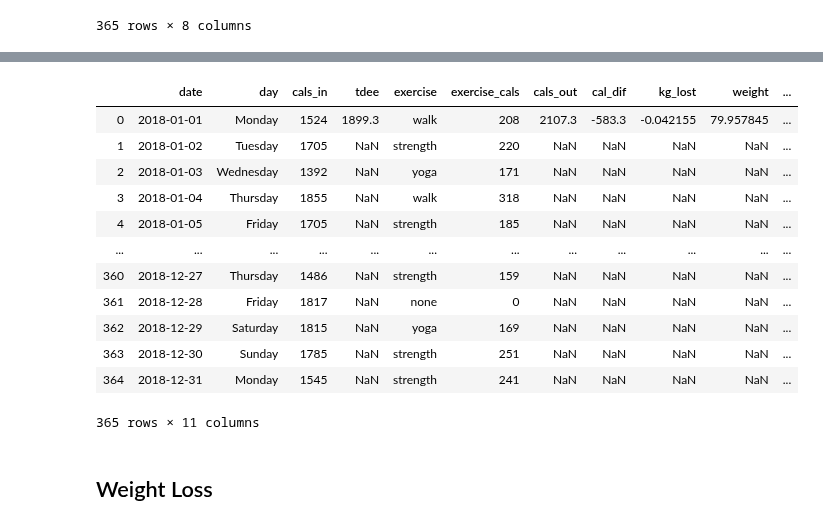
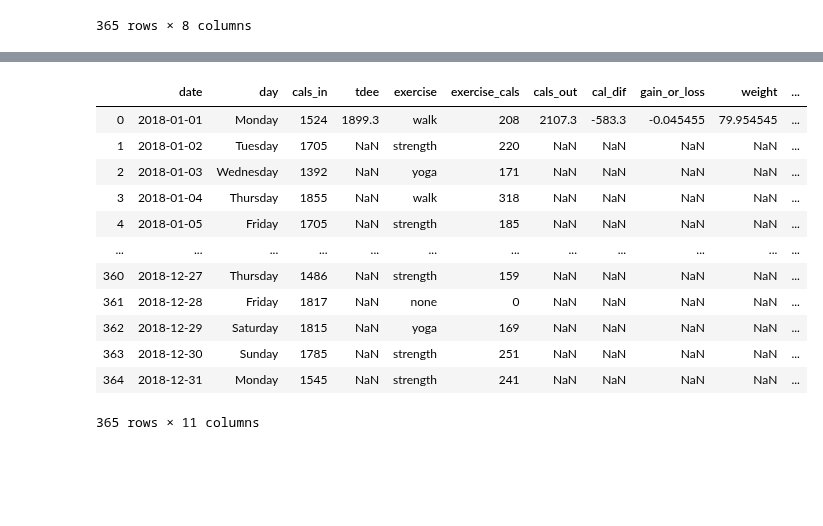
Before and after one commit to jennifer-ryan/data-set-simulation, a Jupyter notebook: Dataset Simulation.ipynb, the cells around one changed output, grey strips where cells are left out. Drawn from its saved outputs; the diff is of its cells as text; code cells hidden in the pictures; blank space fills up the shorter version.

```diff
--- a/Dataset Simulation.ipynb
+++ b/Dataset Simulation.ipynb
@@ -564,6 +571,8 @@ A random amount is added to each kg_lost value to account for normal weight vari
 # %%
-#df['kg_lost'] = cal_to_kg(df['cal_dif'])
-df['kg_lost'] = np.nan
-df.loc[0, 'kg_lost'] = cal_to_kg(df.loc[0, 'cal_dif']) + (np.random.choice((-1, 1)) * np.random.normal(0.0357, 0.01))
+# Creating gain_or_loss column
+df['gain_or_loss'] = np.nan
+df.loc[0, 'gain_or_loss'] = cal_to_kg(df.loc[0, 'cal_dif']) + (np.random.choice((-1, 1)) * np.random.normal(0.0324, 0.01))
+
+# Printing current dataset.
 df
 # %% [output]
@@ -583,15 +598,8 @@ df
 # %%
-#['weight'] = np.nan
-#df['weight'].iloc[[0]] = 80 - df['kg_lost']
-#df
+# Creating the weight column.
+df['weight'] = np.nan
+df.loc[0, 'weight'] = starting_weight + df.loc[0, 'gain_or_loss']
 
-#weight = 80
-#df['weight'] = weight - df['kg_lost']
-#df
-
-
-
-df['weight'] = np.nan
-df.loc[0, 'weight'] = starting_weight + df.loc[0, 'kg_lost']
+# Printing current dataset.
 df
 # %% [output]
@@ -611,13 +625,13 @@ df
 # %%
-# BMI
-
-starting_bmi = bmi(starting_weight, height/100)
+# Creating BMI column.
 df['bmi'] = np.nan
 df.loc[0, 'bmi'] = bmi(df.loc[0, 'weight'], height)
+
+# Printing current dataset.
 df
 # %% [output]
-|  | date | day | cals_in | tdee | exercise | exercise_cals | cals_out | cal_dif | kg_lost | weight | ... |
-| 0 | 2018-01-01 | Monday | 1524 | 1899.3 | walk | 208 | 2107.3 | -583.3 | -0.042155 | 79.957845 | ... |
+|  | date | day | cals_in | tdee | exercise | exercise_cals | cals_out | cal_dif | gain_or_loss | weight | ... |
+| 0 | 2018-01-01 | Monday | 1524 | 1899.3 | walk | 208 | 2107.3 | -583.3 | -0.045455 | 79.954545 | ... |
 | 1 | 2018-01-02 | Tuesday | 1705 | NaN | strength | 220 | NaN | NaN | NaN | NaN | ... |
 | 2 | 2018-01-03 | Wednesday | 1392 | NaN | yoga | 171 | NaN | NaN | NaN | NaN | ... |
 | 3 | 2018-01-04 | Thursday | 1855 | NaN | walk | 318 | NaN | NaN | NaN | NaN | ... |
@@ -629,5 +643,3 @@ df
 | 363 | 2018-12-30 | Sunday | 1785 | NaN | strength | 251 | NaN | NaN | NaN | NaN | ... |
 | 364 | 2018-12-31 | Monday | 1545 | NaN | strength | 241 | NaN | NaN | NaN | NaN | ... |
 365 rows × 11 columns
-# %% [markdown]
-## Weight Loss
```
Also changed, not shown: parts of 22 cells of this notebook.
